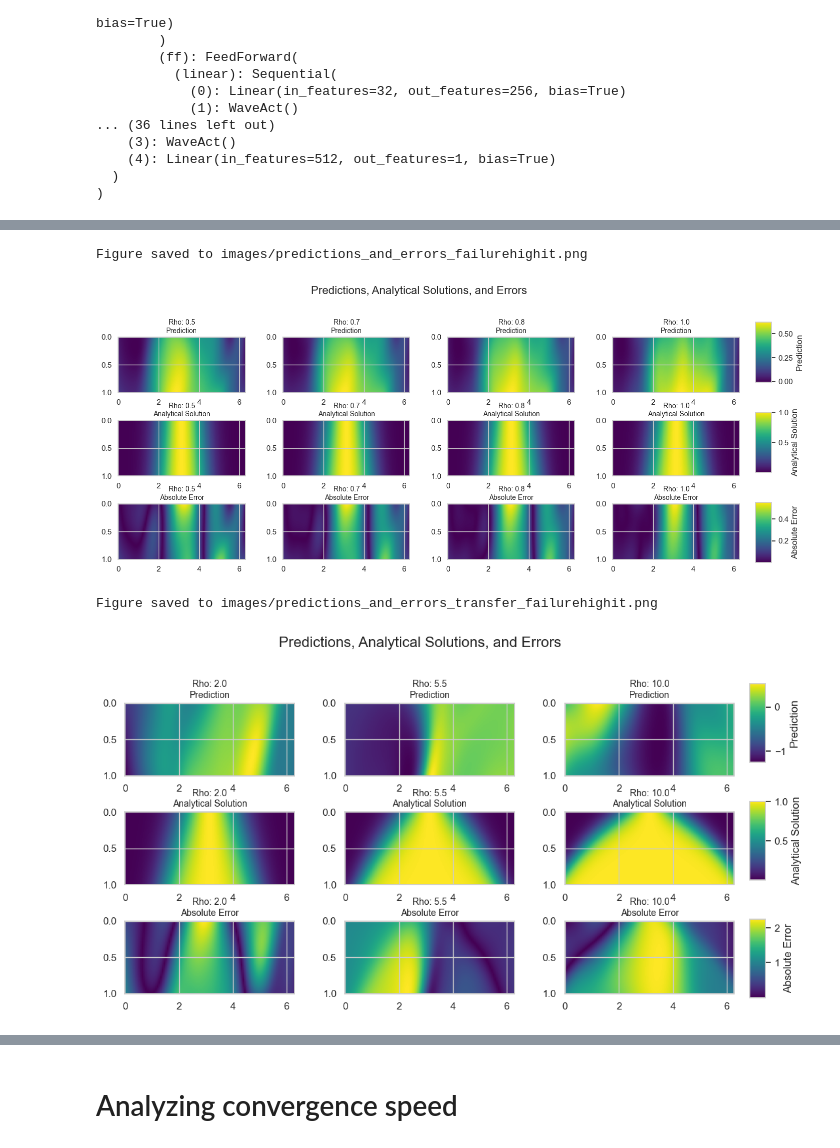
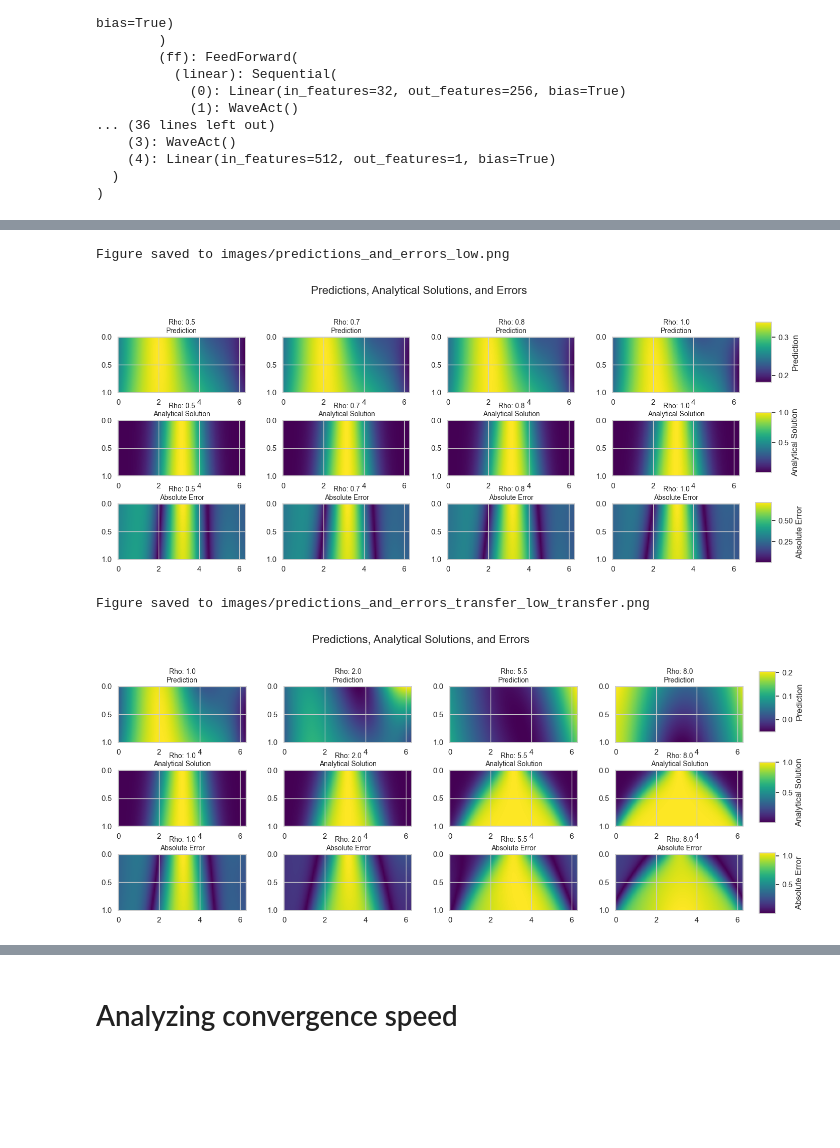
Before and after one commit to almasria/gnn_project, a Jupyter notebook: transfer_learning/1d_reaction/pinnsformer_experiments/experiments_pinnsformer_low_train_regime.ipynb, the cells around one changed output, grey strips where cells are left out. Drawn from its saved outputs; the diff is of its cells as text; code cells hidden in the pictures; blank space fills up the shorter version.

```diff
--- a/transfer_learning/1d_reaction/pinnsformer_experiments/experiments_pinnsformer_low_train_regime.ipynb
+++ b/transfer_learning/1d_reaction/pinnsformer_experiments/experiments_pinnsformer_low_train_regime.ipynb
@@ -618,7 +620,7 @@ def test_on_parameter_range(rho_values, dataset, model):
 # %%
 # %%
 # Configuration parameters and wandb logging
-total_i = 20
+total_i = 50
 model_name = "pinnsformer_params"
 config_dict = {
     "total_i": total_i,
@@ -796,32 +798,32 @@ plot_predictions_and_errors(
     analytical_solutions=analytical_solutions,
     errors=errors,
     num_cols=len(rho_values),
-    save_path=images_dir / "predictions_and_errors_failurehighit.png"
+    #save_path=images_dir / "predictions_and_errors_low.png"
 
 )
 # %% [output]
-Figure saved to images/predictions_and_errors_failurehighit.png
+Figure saved to images/predictions_and_errors_low.png
-[figure, old version]
+[figure, new version]
 # %%
-rho_transfer=[2.0,5.5,10.0]
+rho_transfer=[1.0,2.0,5.5,8.0]
 
 dataset_transfer = PDEData(x_range=[0, 2 * torch.pi], t_range=[0, 1], rho_values=rho_transfer, x_points=101, t_points=101, use_time_sequencing=True)
 
 model.eval()
 predictions, analytical_solutions, errors = test_on_parameter_range(rho_transfer, dataset_transfer, model)
 
 # Plot predictions and errors
 plot_predictions_and_errors(
     rho_values=rho_transfer,
     predictions=predictions,
     analytical_solutions=analytical_solutions,
     errors=errors,
     num_cols=len(rho_transfer),
-    save_path=images_dir / "predictions_and_errors_transfer_failurehighit.png"
+    save_path=images_dir / "predictions_and_errors_transfer_low_transfer.png"
 )
 # %% [output]
-Figure saved to images/predictions_and_errors_transfer_failurehighit.png
+Figure saved to images/predictions_and_errors_transfer_low_transfer.png
-[figure, old version]
+[figure, new version]
 # %%
 # Function 1: Generate uniformly spaced ρ values in a given range
 def generate_rho_values(start, end, num=10):
```
Also changed, not shown: parts of 6 cells of this notebook, 11 other files.
